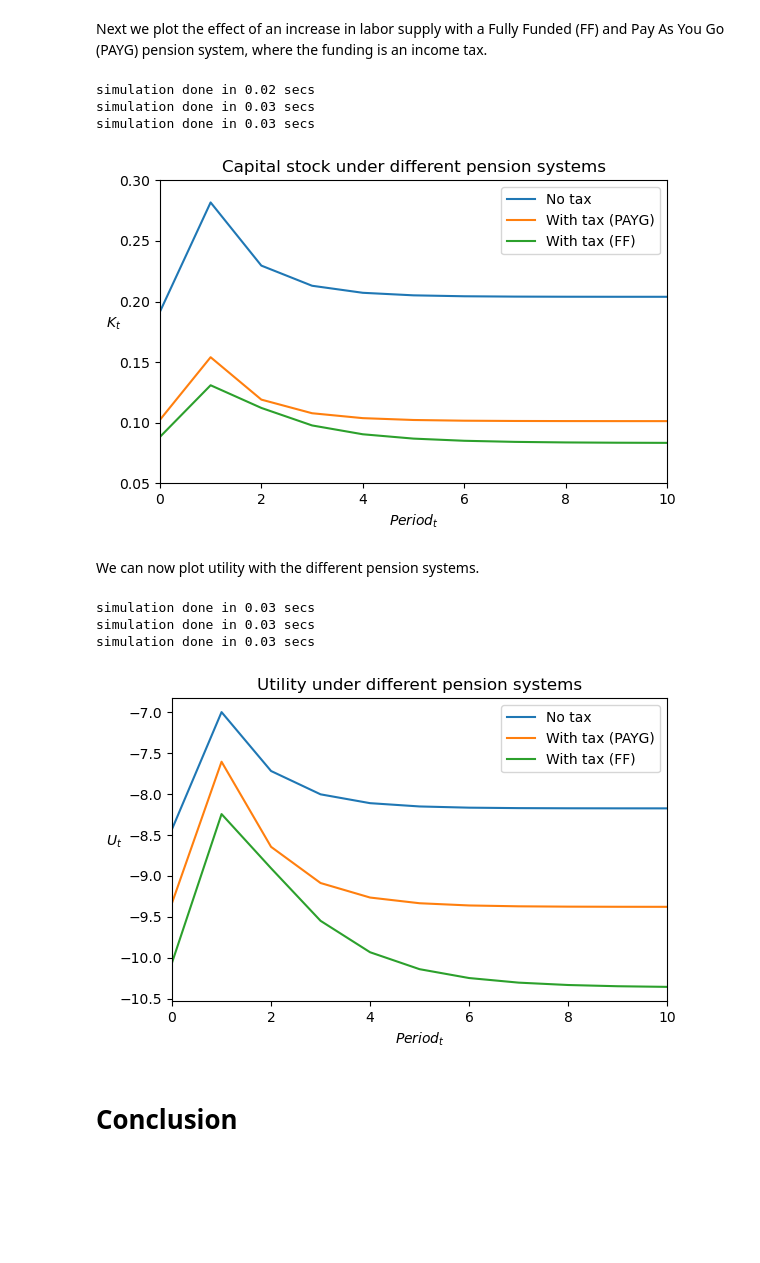
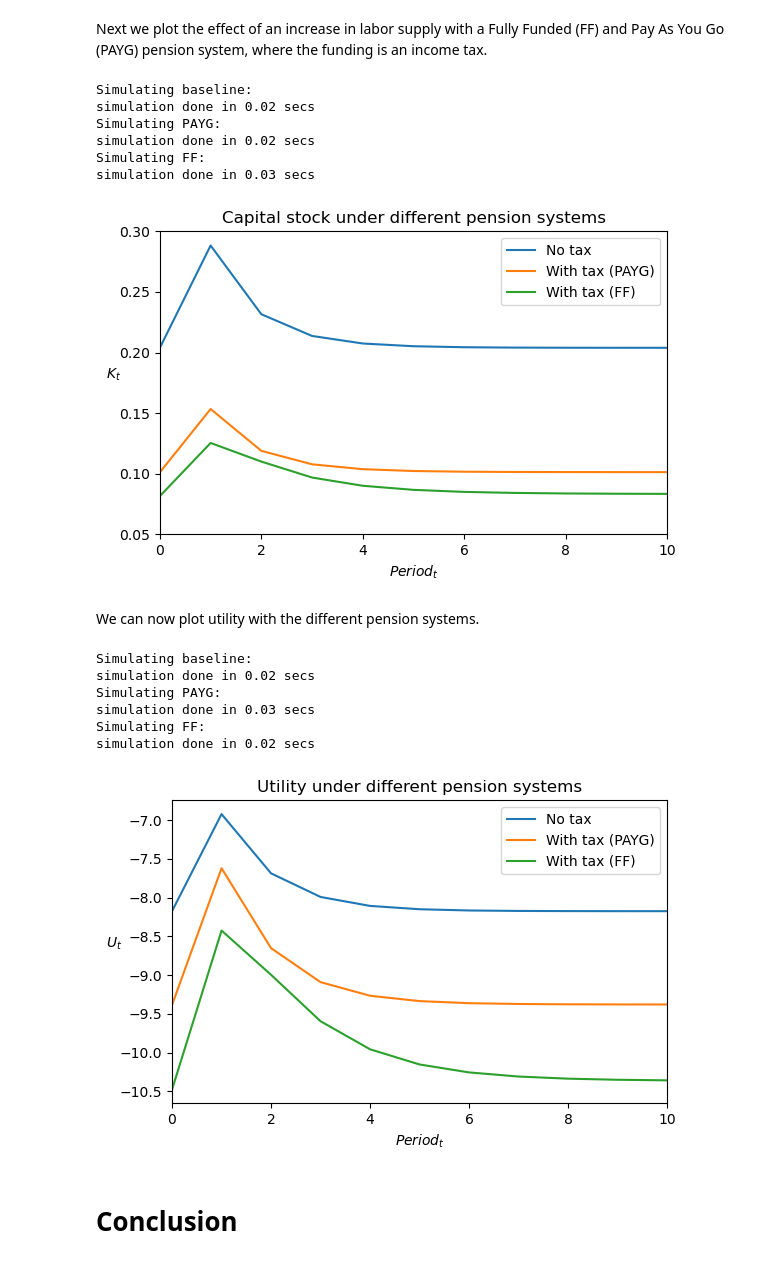
Before and after one commit to NumEconCopenhagen/projects-2023-jacob-per, a Jupyter notebook: modelproject/modelproject.ipynb, the cells around one changed output. Cells and saved outputs as stored; diff of their text form; code cells hidden in the pictures; blank space fills up the shorter version.

```diff
--- a/modelproject/modelproject.ipynb
+++ b/modelproject/modelproject.ipynb
@@ -248,7 +248,8 @@ ax = fig.add_subplot(1,1,1)
 
 # b. model without tax
 par.tau_w=0.0
-par.K_lag_ini = 0.172
+par.K_lag_ini = 0.204 # steady state
+print('Simulating baseline:')
 model.simulate(shock=True)
 baseline = model.sim
 ax.plot(baseline.K,label='No tax baseline')
@@ -273,7 +275,8 @@ ax = fig.add_subplot(1,1,1)
 
 # b. model without tax
 par.tau_w=0.0
-par.K_lag_ini = 0.172
+par.K_lag_ini = 0.204 # steady state
+print('Simulating baseline:')
 model.simulate(shock=True)
 baseline = model.sim
 ax.plot(baseline.U,label='No tax baseline')
@@ -303,21 +307,24 @@ ax = fig.add_subplot(1,1,1)
 
 # b. model without tax
 par.tau_w=0.0
-par.K_lag_ini = 0.172
+par.K_lag_ini = 0.204
+print('Simulating baseline:')
 model.simulate(shock=True)
 baseline = model.sim
 ax.plot(baseline.K,label='No tax')
 
 # c. model with payg
 par.tau_w = 0.1
-par.K_lag_ini = 0.104
+par.K_lag_ini = 0.101 # steady state
+print('Simulating PAYG:')
 model.simulate(shock=True,regime='PAYG')
 shockmodelPAYG = model.sim
 ax.plot(shockmodelPAYG.K,label='With tax (PAYG)')
 
 # d. model with ff
 par.tau_w = 0.1
-par.K_lag_ini = 0.093
+par.K_lag_ini = 0.083 # steady state
+print('Simulating FF:')
 model.simulate(shock=True,regime='FF')
 shockmodelFF = model.sim
 ax.plot(shockmodelFF.K,label='With tax (FF)')
@@ -331,10 +338,13 @@ ax.set_xlabel('$Period_t$')
 ax.set_ylabel('$K_t$', rotation=0)
 fig.tight_layout()
 # %% [output]
+Simulating baseline:
 simulation done in 0.02 secs
+Simulating PAYG:
+simulation done in 0.02 secs
+Simulating FF:
 simulation done in 0.03 secs
-simulation done in 0.03 secs
-[figure, old version]
+[figure, new version]
 # %% [markdown]
 We can now plot utility with the different pension systems.
 # %%
@@ -342,39 +352,45 @@ We can now plot utility with the different pension systems.
 fig = plt.figure(figsize=(6,6/1.5))
 ax = fig.add_subplot(1,1,1)
 
 # b. model without tax
 par.tau_w=0.0
-par.K_lag_ini = 0.172
+par.K_lag_ini = 0.204 # steady state
+print('Simulating baseline:')
 model.simulate(shock=True)
 baseline = model.sim
 ax.plot(baseline.U,label='No tax')
 
 # c. model with payg
 par.tau_w = 0.1
-par.K_lag_ini = 0.104
+par.K_lag_ini = 0.101 # steady state
+print('Simulating PAYG:')
 model.simulate(shock=True,regime='PAYG')
 shockmodelPAYG = model.sim
 ax.plot(shockmodelPAYG.U,label='With tax (PAYG)')
 
 # d. model with ff
 par.tau_w = 0.1
-par.K_lag_ini = 0.093
+par.K_lag_ini = 0.083 # steady state
+print('Simulating FF:')
 model.simulate(shock=True,regime='FF')
 shockmodelFF = model.sim
 ax.plot(shockmodelFF.U,label='With tax (FF)')
 
 # e. specification of figure
 ax.legend(frameon=True)
 ax.set_title('Utility under different pension systems')
 plt.xlim([0,10])
 ax.set_xlabel('$Period_t$')
 ax.set_ylabel('$U_t$', rotation=0)
 fig.tight_layout()
 # %% [output]
+Simulating baseline:
+simulation done in 0.02 secs
+Simulating PAYG:
 simulation done in 0.03 secs
-simulation done in 0.03 secs
-simulation done in 0.03 secs
+Simulating FF:
+simulation done in 0.02 secs
-[figure, old version]
+[figure, new version]
 # %% [markdown]
 # Conclusion
 # %% [markdown]
```
Also changed, not shown: parts of 2 cells of this notebook.
